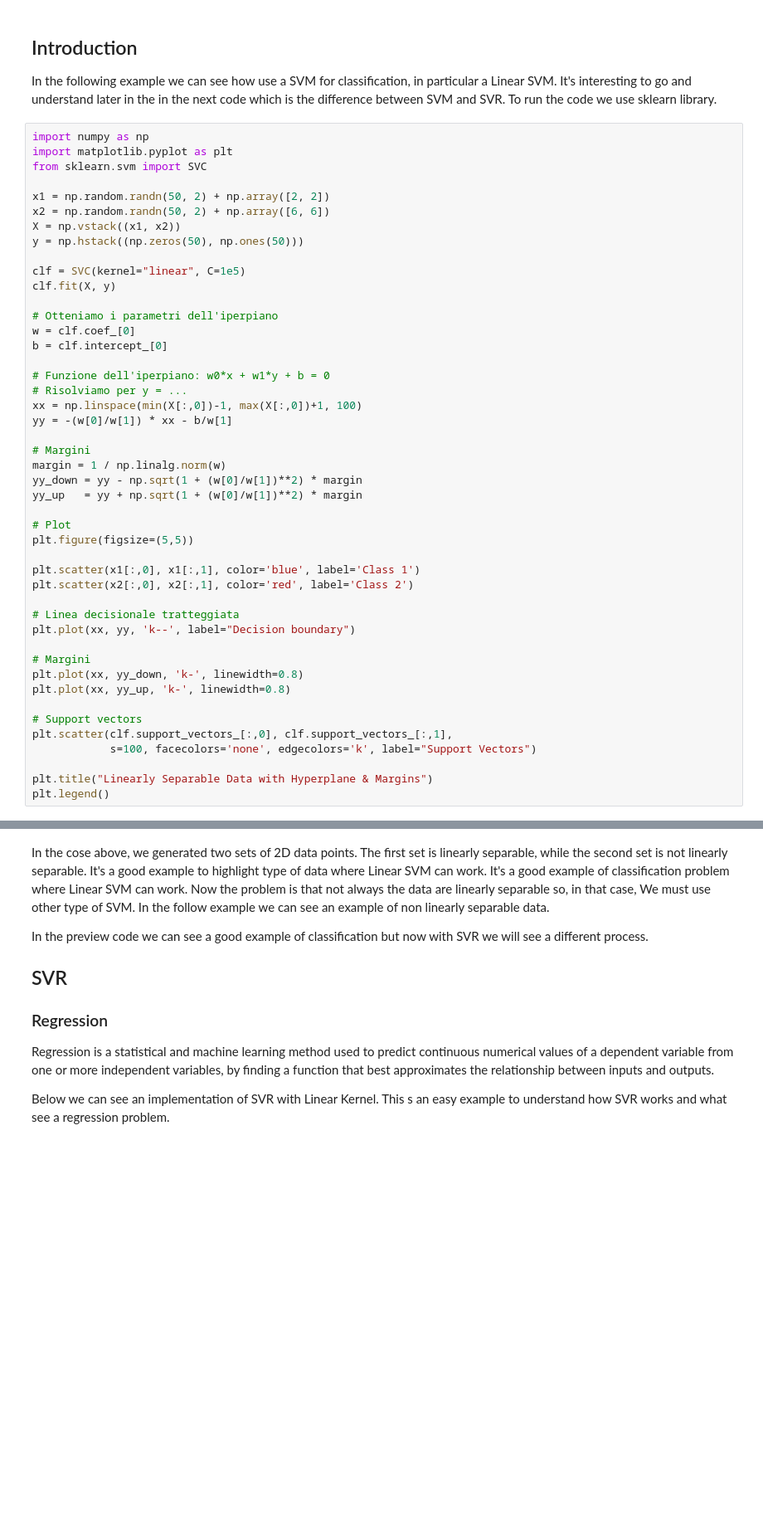
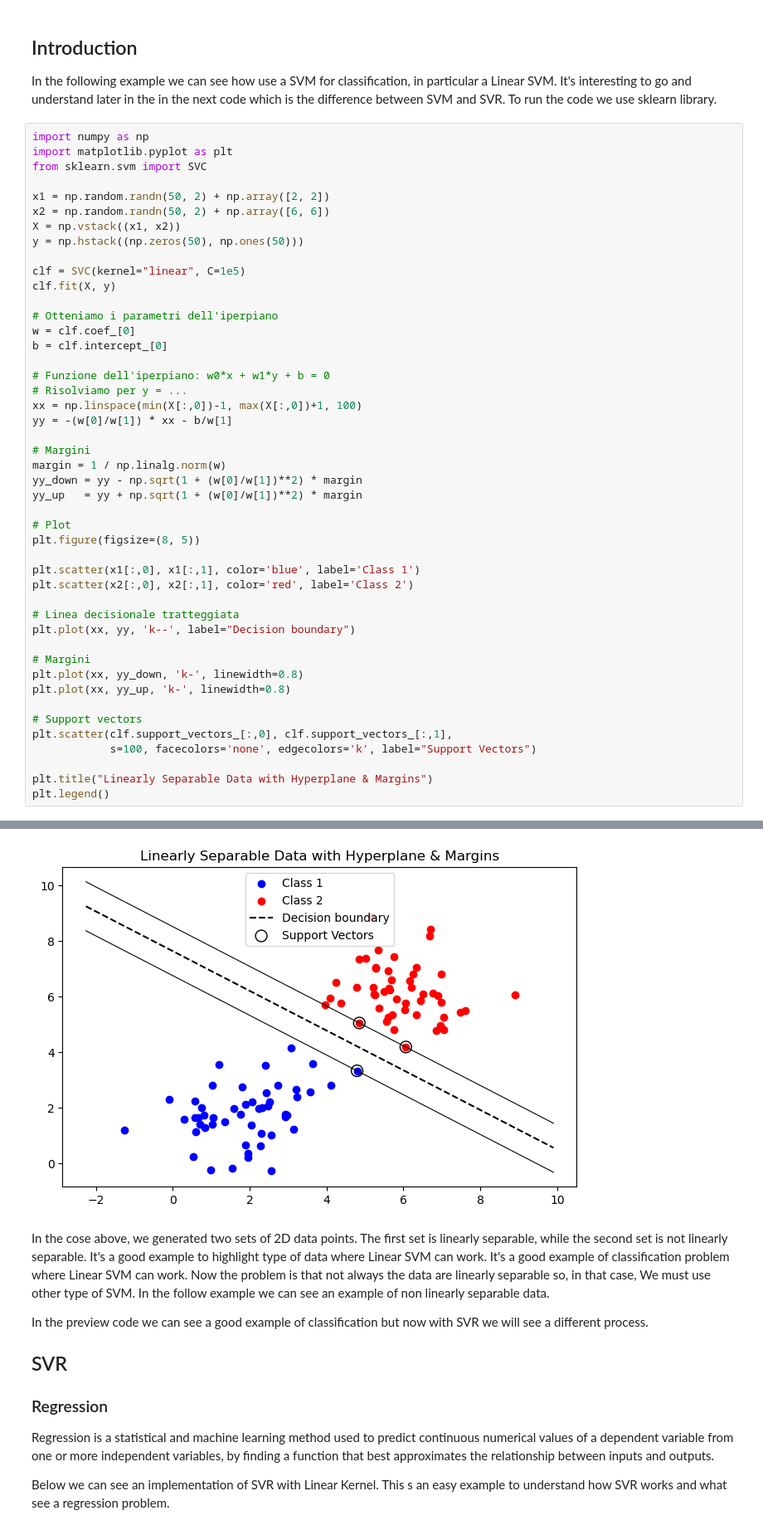
Before and after one commit to GennaiG00/SupportVectorRegression, a Jupyter notebook: sample.ipynb, the cells around one changed output, grey strips where cells are left out. Shown at 83% size. Drawn from its saved outputs; the diff is of its cells as text; blank space fills up the shorter version.

```diff
--- a/sample.ipynb
+++ b/sample.ipynb
@@ -40,7 +40,7 @@ yy_down = yy - np.sqrt(1 + (w[0]/w[1])**2) * margin
 yy_up   = yy + np.sqrt(1 + (w[0]/w[1])**2) * margin
 
 # Plot
-plt.figure(figsize=(5,5))
+plt.figure(figsize=(8, 5))
 
 plt.scatter(x1[:,0], x1[:,1], color='blue', label='Class 1')
 plt.scatter(x2[:,0], x2[:,1], color='red', label='Class 2')
@@ -58,3 +58,4 @@ plt.scatter(clf.support_vectors_[:,0], clf.support_vectors_[:,1],
 
 plt.title("Linearly Separable Data with Hyperplane & Margins")
 plt.legend()
+# %% [output]
@@ -61,3 +63,4 @@ plt.legend()
+[figure, added]
 # %% [markdown]
 In the cose above, we generated two sets of 2D data points. The first set is linearly separable, while the second set is not linearly separable. It's a good example to highlight type of data where Linear SVM can work. It's a good example of classification problem where Linear SVM can work.
 Now the problem is that not always the data are linearly separable so, in that case, We must use other type of SVM. In the follow example we can see an example of non linearly separable data.
```
Also changed, not shown: parts of 13 cells of this notebook.
